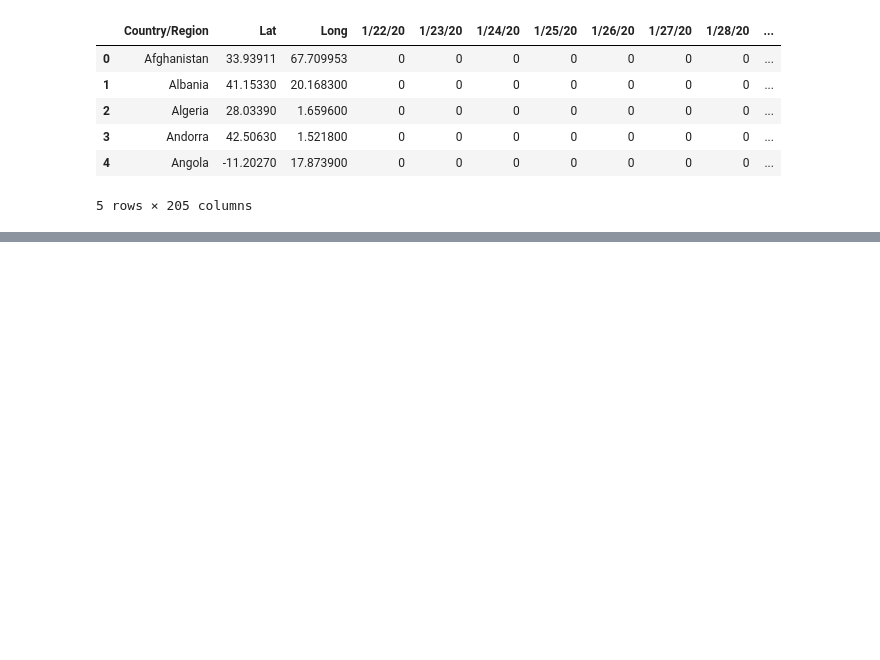
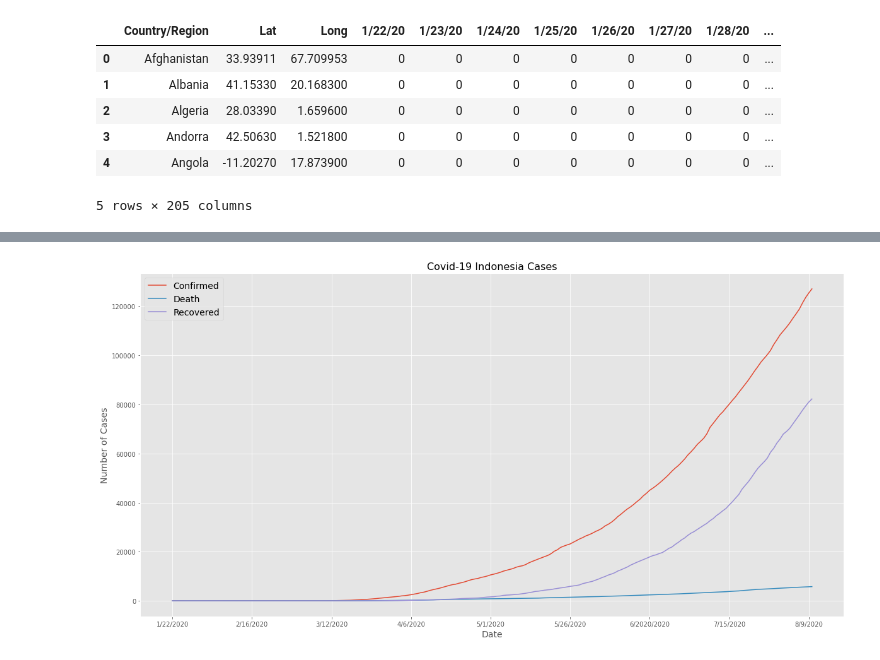
Before and after one commit to mahendrakevin/Data-Analysis-Project, a Jupyter notebook: Covid-19 Cases/Covid-19 Cases.ipynb, the cells around one changed output, grey strips where cells are left out. Drawn from its saved outputs; the diff is of its cells as text; code cells hidden in the pictures; blank space fills up the shorter version.

```diff
--- a/Covid-19 Cases/Covid-19 Cases.ipynb
+++ b/Covid-19 Cases/Covid-19 Cases.ipynb
@@ -216,3 +216,7 @@ covid_recovered.head()
 | 3 | Andorra | 42.50630 | 1.521800 | 0 | 0 | 0 | 0 | 0 | 0 | 0 | ... |
 | 4 | Angola | -11.20270 | 17.873900 | 0 | 0 | 0 | 0 | 0 | 0 | 0 | ... |
 5 rows × 205 columns
+# %%
+covid_confirmed.columns = covid_deaths.columns.str.replace('20', '2020')
+covid_deaths.columns = covid_deaths.columns.str.replace('20', '2020')
+covid_recovered.columns = covid_deaths.columns.str.replace('20', '2020')
@@ -218,0 +257,3 @@ covid_recovered.head()
+# %%
+covid_deaths.set_index('Country/Region', inplace=True)
+covid_deaths.loc[['Indonesia'], '1/22/2020':]
@@ -218,0 +272,5 @@ covid_recovered.head()
+# %%
+indonesia_case =  pd.concat([covid_confirmed.loc[['Indonesia'], '1/22/2020':], covid_deaths.loc[['Indonesia'], '1/22/2020':], \
+                        covid_recovered.loc[['Indonesia'], '1/22/2020':]]).transpose()
+indonesia_case.columns = ['Confirmed', 'Death', 'Recovered']
+indonesia_case.head()
@@ -218,0 +284,16 @@ covid_recovered.head()
+# %%
+%matplotlib inline
+
+import matplotlib as mpl
+import matplotlib.pyplot as plt
+mpl.style.use(['ggplot'])
+# %%
+indonesia_case.plot(kind='line', figsize=(20, 10))
+
+plt.title('Covid-19 Indonesia Cases', fontsize=16)
+plt.ylabel('Number of Cases', fontsize=14)
+plt.xlabel('Date', fontsize=14)
+plt.legend(fontsize=14)
+plt.show() # need this line to show the updates made to the figure
+# %% [output]
+[figure, added]
```
Also changed, not shown: parts of 12 cells of this notebook.
